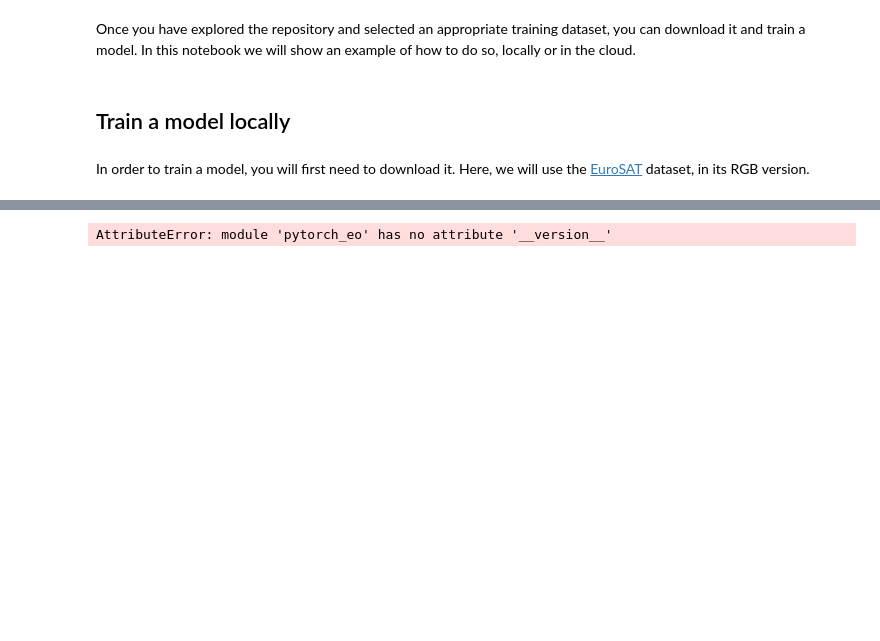
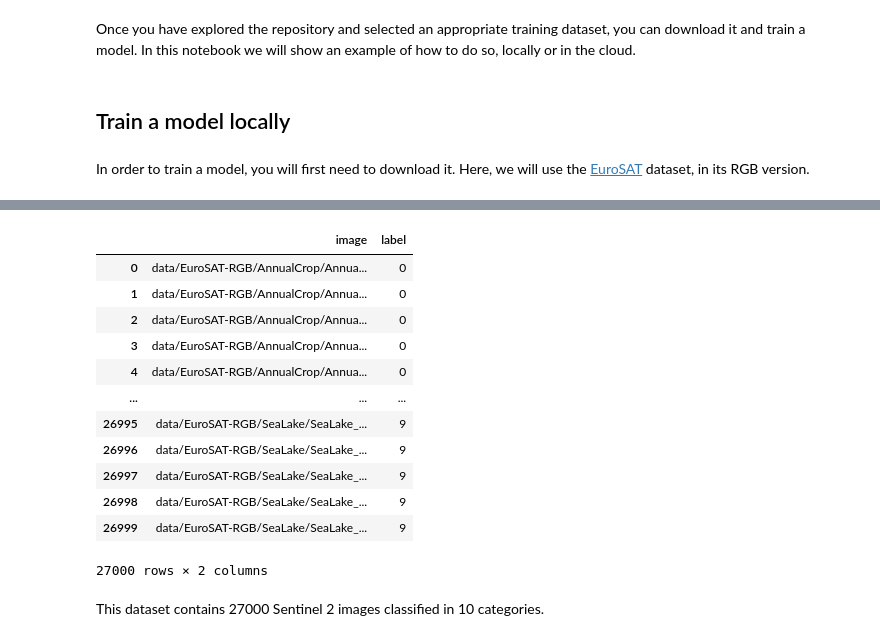
Before and after one commit to earthpulse/eotdl, a Jupyter notebook: tutorials/workshops/bids23/02_training.ipynb, the cells around one changed output, grey strips where cells are left out. Cells and saved outputs as stored; diff of their text form; code cells hidden in the pictures; blank space fills up the shorter version.

```diff
--- a/tutorials/workshops/bids23/02_training.ipynb
+++ b/tutorials/workshops/bids23/02_training.ipynb
@@ -45,6 +36,18 @@ TypeError: __init__() got an unexpected keyword argument 'data_folder'
-# %%
-import pytorch_eo
-
-pytorch_eo.__version__
-# %% [output]
-AttributeError: module 'pytorch_eo' has no attribute '__version__'
+# %%
+ds.df
+# %% [output]
+|  | image | label |
+| 0 | data/EuroSAT-RGB/AnnualCrop/Annua... | 0 |
+| 1 | data/EuroSAT-RGB/AnnualCrop/Annua... | 0 |
+| 2 | data/EuroSAT-RGB/AnnualCrop/Annua... | 0 |
+| 3 | data/EuroSAT-RGB/AnnualCrop/Annua... | 0 |
+| 4 | data/EuroSAT-RGB/AnnualCrop/Annua... | 0 |
+| ... | ... | ... |
+| 26995 | data/EuroSAT-RGB/SeaLake/SeaLake_... | 9 |
+| 26996 | data/EuroSAT-RGB/SeaLake/SeaLake_... | 9 |
+| 26997 | data/EuroSAT-RGB/SeaLake/SeaLake_... | 9 |
+| 26998 | data/EuroSAT-RGB/SeaLake/SeaLake_... | 9 |
+| 26999 | data/EuroSAT-RGB/SeaLake/SeaLake_... | 9 |
+27000 rows × 2 columns
+# %% [markdown]
+This dataset contains 27000 Sentinel 2 images classified in 10 categories.
```
Also changed, not shown: parts of 18 cells of this notebook, 6 other files.
